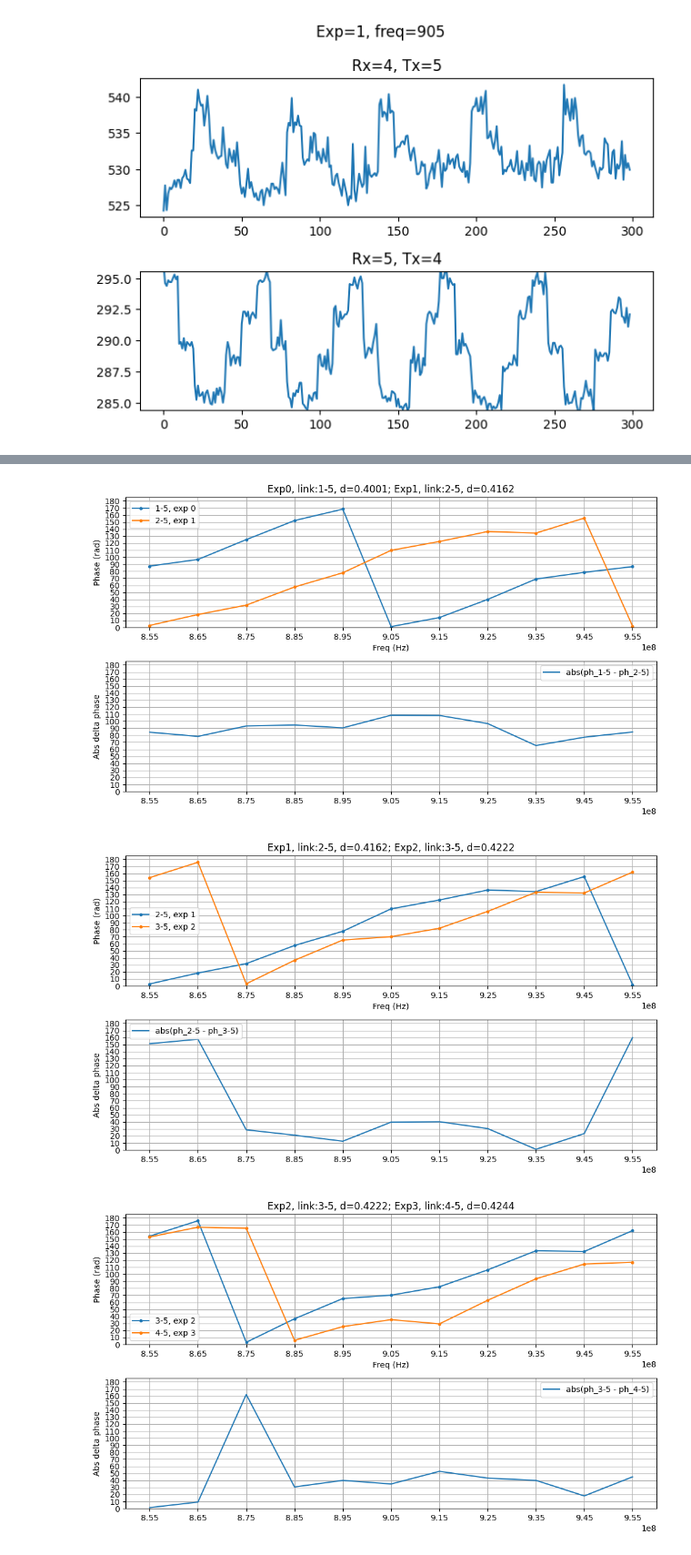
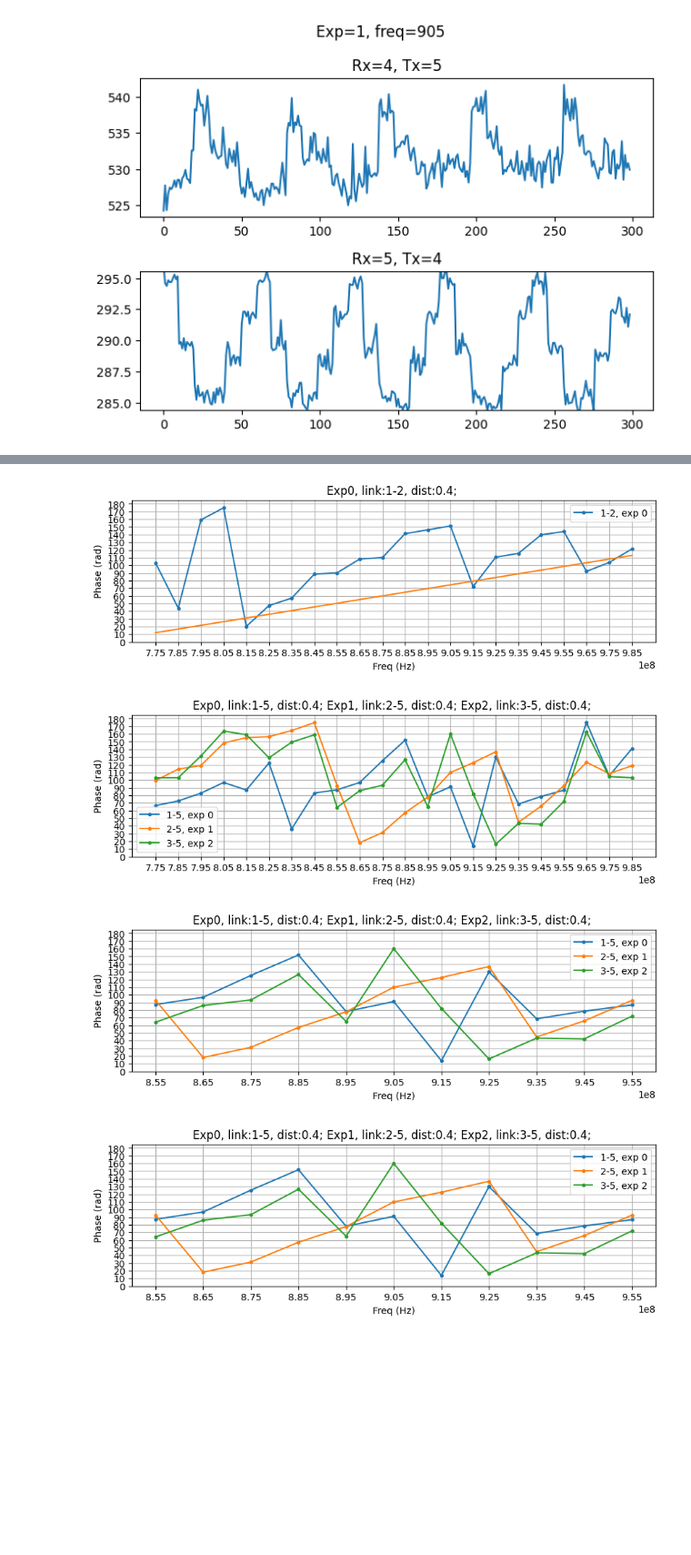
Before and after one commit to manavjeetsingh/RFImaging, a Jupyter notebook: Rovering/OCS/FiveTags1/processing.ipynb, the cells around one changed output, grey strips where cells are left out. Shown: that part at 91% size. Saved outputs shown, nothing was run; the diff lists cells and outputs as text; code cells hidden in the pictures; blank space fills up the shorter version.

```diff
--- a/Rovering/OCS/FiveTags1/processing.ipynb
+++ b/Rovering/OCS/FiveTags1/processing.ipynb
@@ -120,9 +133,16 @@ plot_phase_freq_wise(step_exp_links = [
+# %%
+plot_phases(step=1, exps=[0], links=['1-2'], start_freq_idx=0, end_freq_idx=-1)
+# %% [output]
+[figure, added]
 # %%
-plot_phases(step=1, exp1=0, exp2=1, link1='1-5', link2='2-5')
-plot_phases(step=1, exp1=1, exp2=2, link1='2-5', link2='3-5')
-plot_phases(step=1, exp1=2, exp2=3, link1='3-5', link2='4-5')
-plot_phases(step=1, exp1=0, exp2=3, link1='1-5', link2='4-5')
+plot_phases(step=1, exps=[0,1,2], links=['1-5','2-5', '3-5'], start_freq_idx=0, end_freq_idx=-1)
+plot_phases(step=1, exps=[0,1,2], links=['1-5','2-5', '3-5'])
+plot_phases(step=1, exps=[0,1,2], links=['1-5','2-5', '3-5'])
+
+# plot_phases(step=1, exp1=1, exp2=2, link1='2-5', link2='3-5')
+# plot_phases(step=1, exp1=2, exp2=3, link1='3-5', link2='4-5')
+# plot_phases(step=1, exp1=0, exp2=3, link1='1-5', link2='4-5')
 # %% [output]
-[figure, old version]
+[figure, new version]
-[figure, old version]
+[figure, new version]
-[figure, old version]
+[figure, new version]
```
Also changed, not shown: parts of 11 cells of this notebook, 27 other files.
